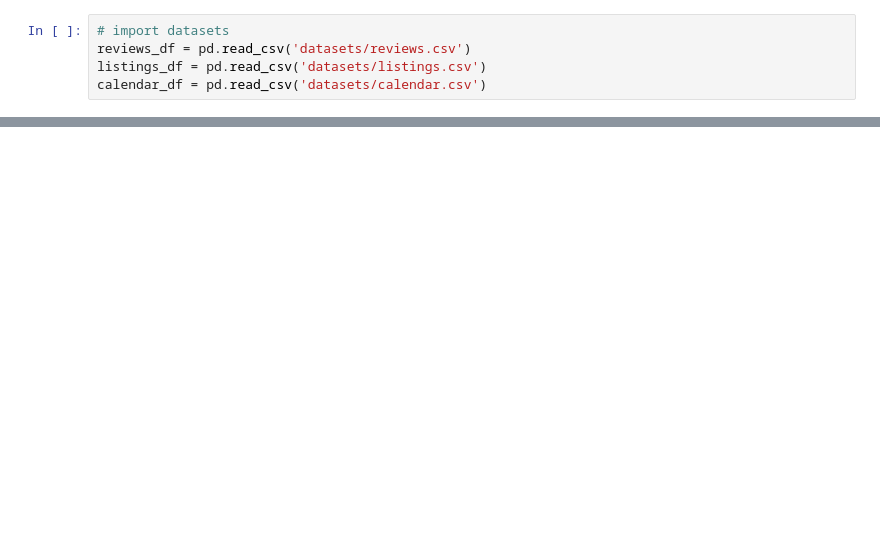
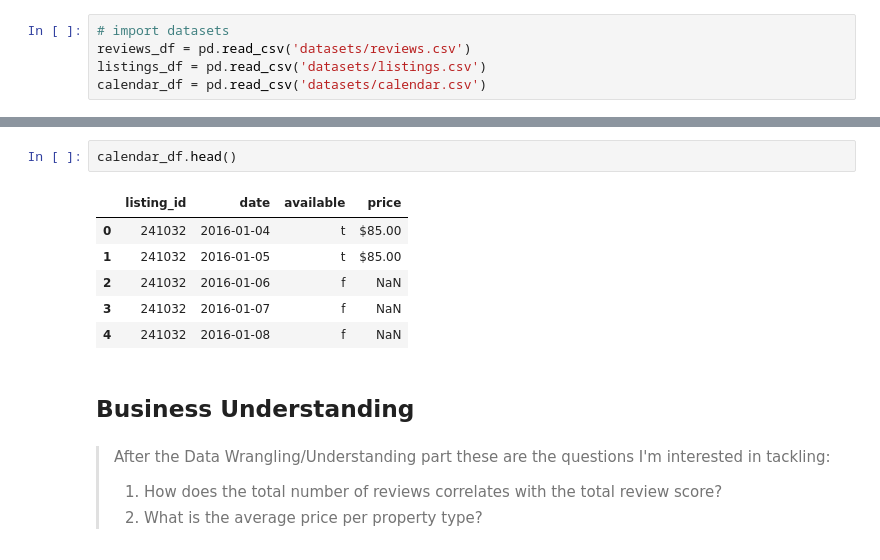
Before and after one commit to jonaletil/Write-A-Data-Science-Blog-Post, a Jupyter notebook: seattle_airbnb_open_data.ipynb, the cells around one changed output, grey strips where cells are left out. Cells and saved outputs as stored; diff of their text form; blank space fills up the shorter version.

```diff
--- a/seattle_airbnb_open_data.ipynb
+++ b/seattle_airbnb_open_data.ipynb
@@ -30,0 +168,16 @@ listings_df.head()
+# %%
+calendar_df.head()
+# %% [output]
+|  | listing_id | date | available | price |
+| 0 | 241032 | 2016-01-04 | t | $85.00 |
+| 1 | 241032 | 2016-01-05 | t | $85.00 |
+| 2 | 241032 | 2016-01-06 | f | NaN |
+| 3 | 241032 | 2016-01-07 | f | NaN |
+| 4 | 241032 | 2016-01-08 | f | NaN |
+# %% [markdown]
+<a id='b_understanding'></a>
+## Business Understanding
+# %% [markdown]
+> After the Data Wrangling/Understanding part these are the questions I'm interested in tackling:
+> 1. How does the total number of reviews correlates with the total review score?
+> 2. What is the average price per property type?
```
Also changed, not shown: parts of 18 cells of this notebook.
